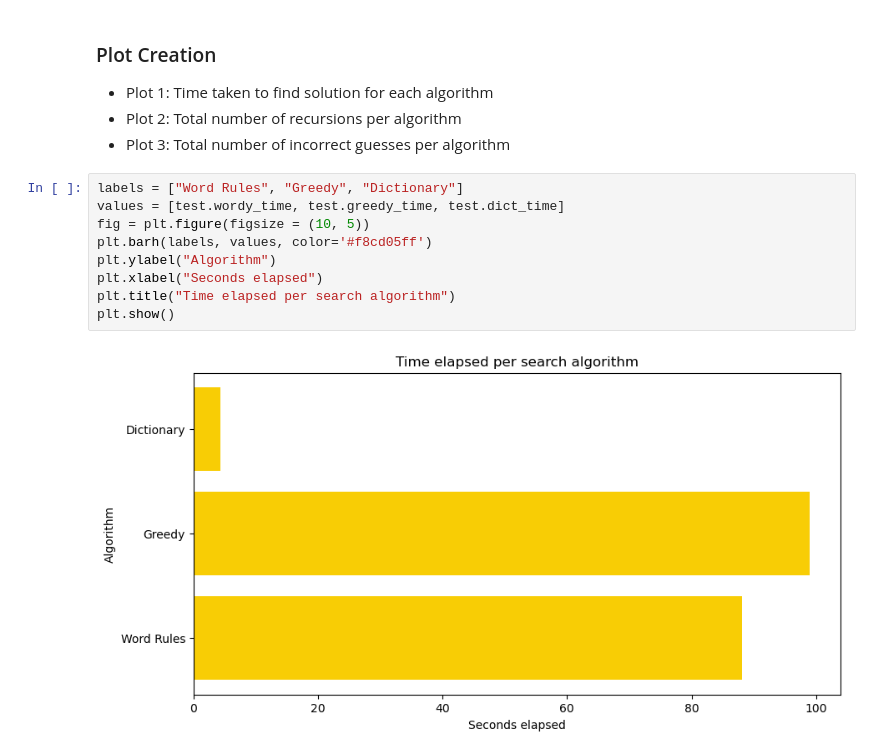
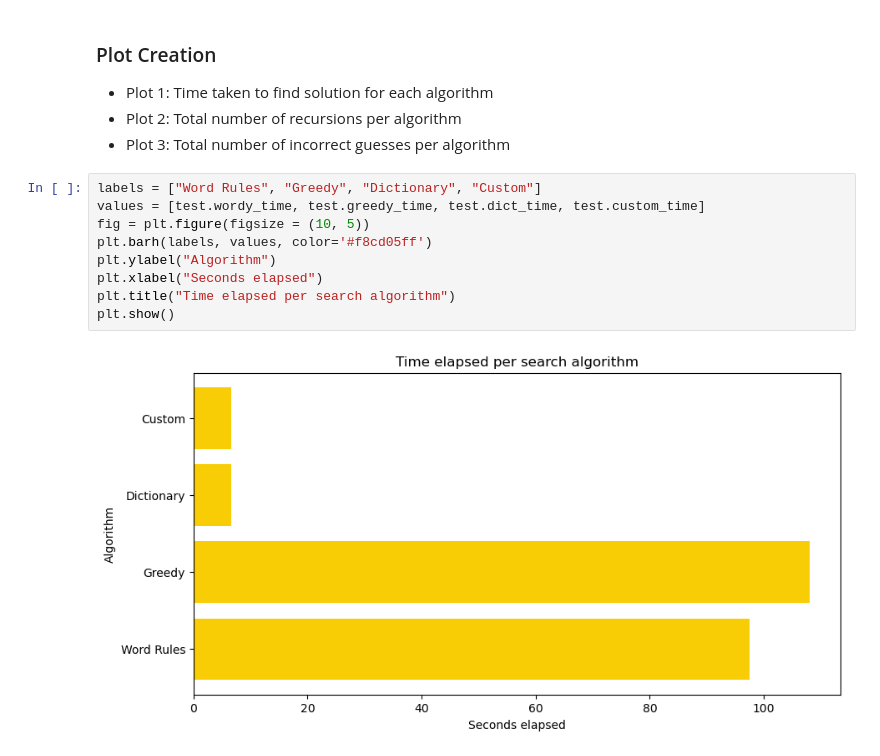
Before and after one commit to egbowen/strands, a Jupyter notebook: plots.ipynb, the cells around one changed output. Saved outputs shown, nothing was run; the diff lists cells and outputs as text.

Commit message:
edited plotting

```diff
--- a/plots.ipynb
+++ b/plots.ipynb
@@ -29,14 +29,14 @@ _________________________
 - Plot 2: Total number of recursions per algorithm
 - Plot 3: Total number of incorrect guesses per algorithm
 # %%
-labels = ["Word Rules", "Greedy", "Dictionary"]
-values = [test.wordy_time, test.greedy_time, test.dict_time]
+labels = ["Word Rules", "Greedy", "Dictionary", "Custom"]
+values = [test.wordy_time, test.greedy_time, test.dict_time, test.custom_time]
 fig = plt.figure(figsize = (10, 5))
 plt.barh(labels, values, color='#f8cd05ff')
 plt.ylabel("Algorithm")
 plt.xlabel("Seconds elapsed")
 plt.title("Time elapsed per search algorithm")
 plt.show()
 # %% [output]
-[figure, old version]
+[figure, new version]
 # %%
```
Also changed, not shown: parts of 4 cells of this notebook, 2 other files.
